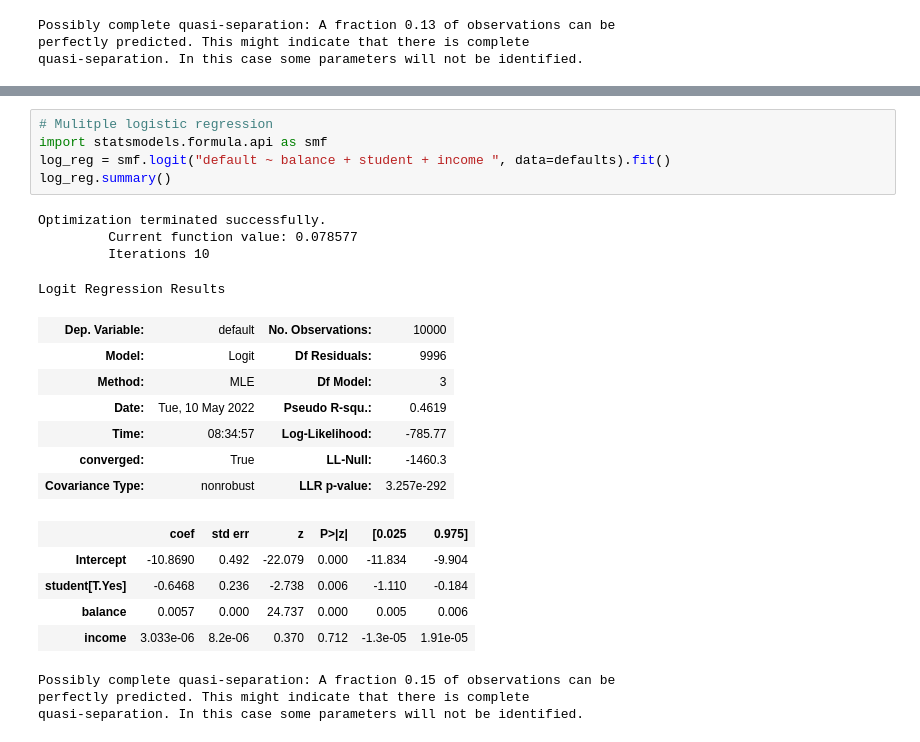
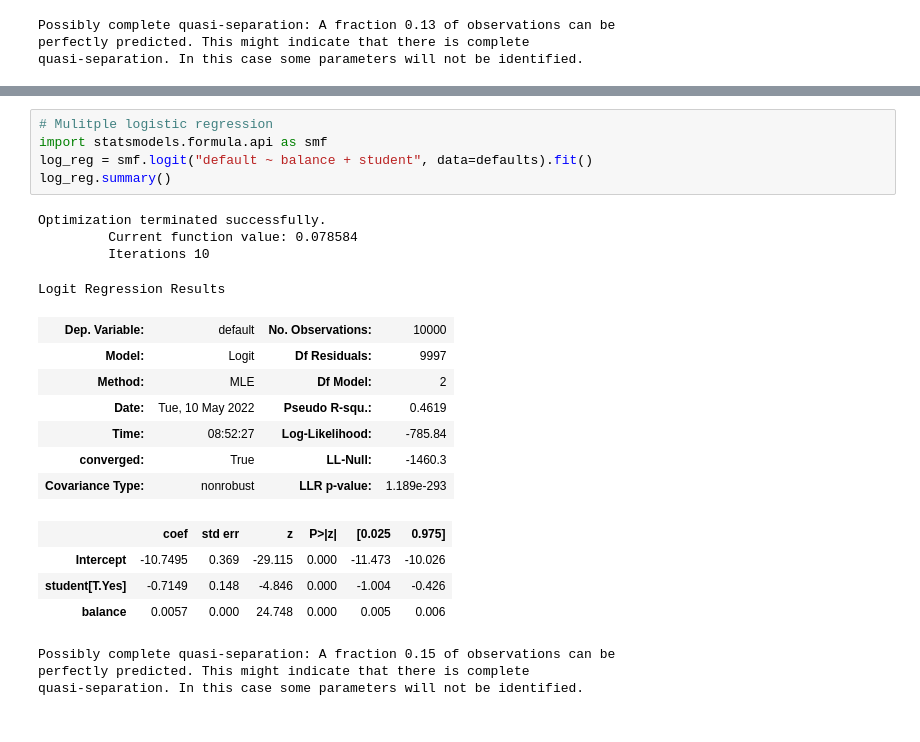
Before and after one commit to citrez/learning, a Jupyter notebook: explore/logit_motivation.ipynb, the cells around one changed output, grey strips where cells are left out. Cells and saved outputs as stored; diff of their text form.

```diff
--- a/explore/logit_motivation.ipynb
+++ b/explore/logit_motivation.ipynb
@@ -209,25 +230,24 @@ p
 # %%
 # Mulitple logistic regression
 import statsmodels.formula.api as smf
-log_reg = smf.logit("default ~ balance + student + income ", data=defaults).fit()
+log_reg = smf.logit("default ~ balance + student", data=defaults).fit()
 log_reg.summary()
 # %% [output]
 Optimization terminated successfully.
-         Current function value: 0.078577
+         Current function value: 0.078584
          Iterations 10
 Logit Regression Results
 | Dep. Variable: | default | No. Observations: | 10000 |
-| Model: | Logit | Df Residuals: | 9996 |
-| Method: | MLE | Df Model: | 3 |
+| Model: | Logit | Df Residuals: | 9997 |
+| Method: | MLE | Df Model: | 2 |
 | Date: | Tue, 10 May 2022 | Pseudo R-squ.: | 0.4619 |
-| Time: | 08:34:57 | Log-Likelihood: | -785.77 |
+| Time: | 08:52:27 | Log-Likelihood: | -785.84 |
 | converged: | True | LL-Null: | -1460.3 |
-| Covariance Type: | nonrobust | LLR p-value: | 3.257e-292 |
+| Covariance Type: | nonrobust | LLR p-value: | 1.189e-293 |
 |  | coef | std err | z | P>|z| | [0.025 | 0.975] |
-| Intercept | -10.8690 | 0.492 | -22.079 | 0.000 | -11.834 | -9.904 |
-| student[T.Yes] | -0.6468 | 0.236 | -2.738 | 0.006 | -1.110 | -0.184 |
-| balance | 0.0057 | 0.000 | 24.737 | 0.000 | 0.005 | 0.006 |
-| income | 3.033e-06 | 8.2e-06 | 0.370 | 0.712 | -1.3e-05 | 1.91e-05 |
+| Intercept | -10.7495 | 0.369 | -29.115 | 0.000 | -11.473 | -10.026 |
+| student[T.Yes] | -0.7149 | 0.148 | -4.846 | 0.000 | -1.004 | -0.426 |
+| balance | 0.0057 | 0.000 | 24.748 | 0.000 | 0.005 | 0.006 |
 Possibly complete quasi-separation: A fraction 0.15 of observations can be
 perfectly predicted. This might indicate that there is complete
 quasi-separation. In this case some parameters will not be identified.
```
Also changed, not shown: parts of 2 cells of this notebook, 1 other file.
